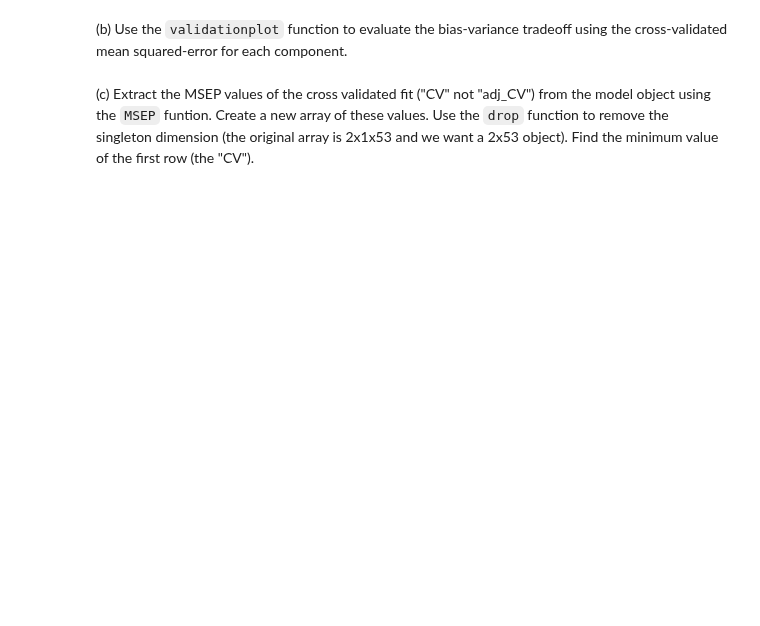
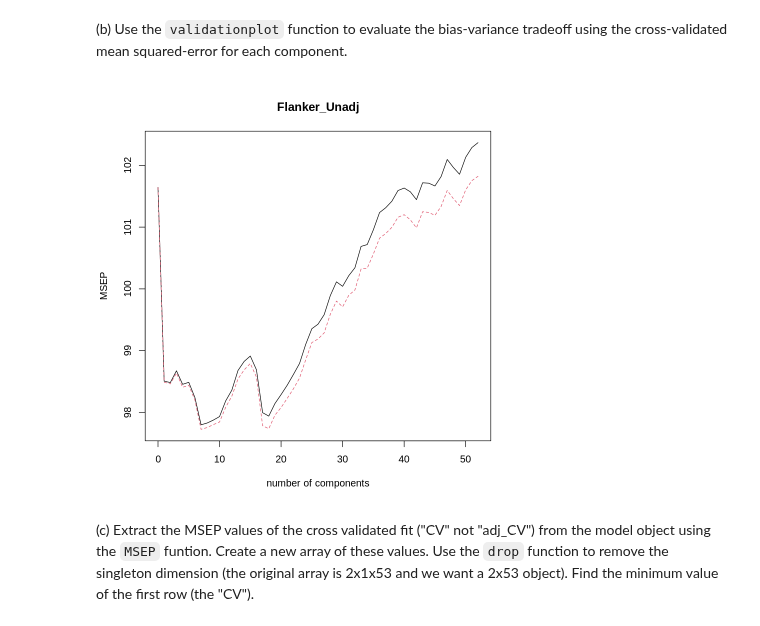
Before and after one commit to jialinli-21/Li_DSPN_S25, a Jupyter notebook: Exercise18.ipynb, the cells around one changed output. Saved outputs shown, nothing was run; the diff lists cells and outputs as text; code cells hidden in the pictures; blank space fills up the shorter version.

```diff
--- a/Exercise18.ipynb
+++ b/Exercise18.ipynb
@@ -84,0 +185,4 @@ Hint: If you receive an error applying the "scale=TRUE" flag, then you likely st
+# %%
+set.seed(2)
+pcr.fit=pcr(Flanker_Unadj~., data=d1 ,scale=TRUE, validation ="CV")
+summary(pcr.fit)
@@ -89,2 +209,6 @@ Hint: If you receive an error applying the "scale=TRUE" flag, then you likely st
+# %%
+validationplot(pcr.fit,val.type="MSEP") # MSEP shows cross-validated mean-squared error as error metric.
+# %% [output]
+[figure, added]
 # %% [markdown]
 (c) Extract the MSEP values of the cross validated fit ("CV" not "adj_CV") from the model object using the `MSEP` funtion. Create a new array of these values. Use the `drop` function to remove the singleton dimension (the original array is 2x1x53 and we want a 2x53 object). Find the minimum value of the first row (the "CV").
```
Also changed, not shown: parts of 30 cells of this notebook.
